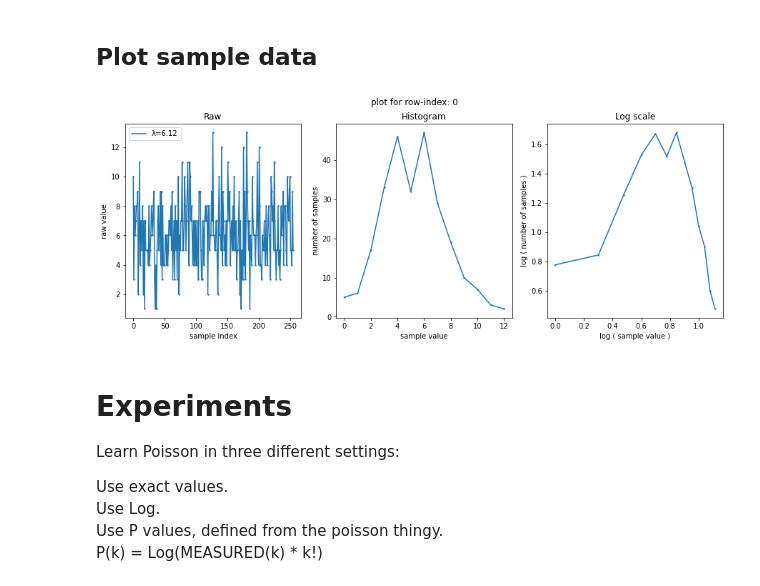
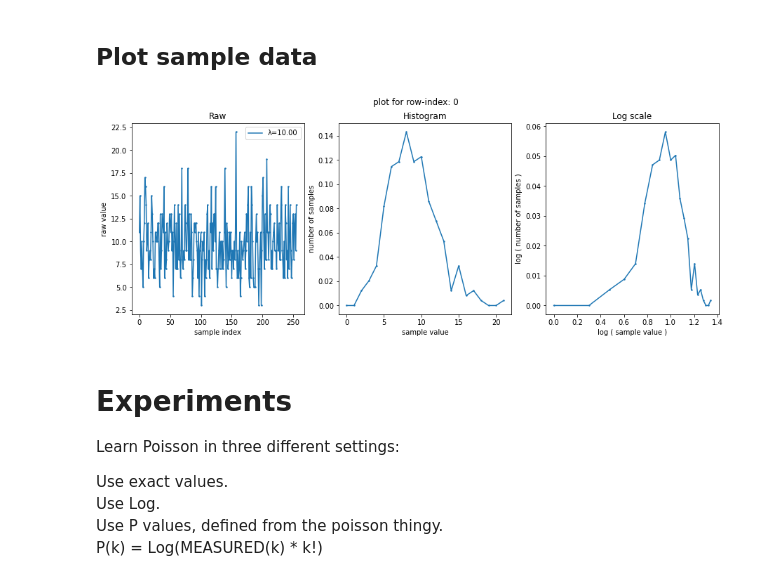
Before and after one commit to yossi-cohen/preferential-attachment, a Jupyter notebook: notebooks/poisson.ipynb, the cells around one changed output. Drawn from its saved outputs; the diff is of its cells as text; code cells hidden in the pictures.

```diff
--- a/notebooks/poisson.ipynb
+++ b/notebooks/poisson.ipynb
@@ -98,35 +98,35 @@ def plot_raw_histogram_and_logscale(raw, H, lambdas):
     ax1.scatter(x, y, zorder=1, s=2)
     ax1.plot(x, y, zorder=2, label=f'λ={lam:.2f}')
     ax1.legend()
 
     # plot histogram
     y = H[ROW_INDEX_TO_PLOT,:]
     x = np.array(range(len(y)))
 
     ax2.set_title(f'Histogram')
     ax2.set_xlabel('sample value')
     ax2.set_ylabel('number of samples')
     ax2.scatter(x, y, zorder=1, s=2)
     ax2.plot(x, y, zorder=2)
 
     # plot log scale
     # (shift H values by one so as not to take log of zero)
     x = np.log10(x + 1)
     y = np.log10(y + 1)
 
     ax3.set_title('Log scale')
     ax3.set_xlabel('log ( sample value )')
     ax3.set_ylabel('log ( number of samples )')
     ax3.scatter(x, y, zorder=1, s=2)
     ax3.plot(x, y, zorder=2)
 
 # generate data
-raw, H, lambdas = generate_data(N=1, M=256, nextConfig=next_lambda, sample=sample_poisson)
+raw, H, lambdas = generate_data(N=1, M=256, nextConfig=10.0, sample=sample_poisson, density=True)
 
 # plot single input row
 plot_raw_histogram_and_logscale(raw, H, lambdas)
 # %% [output]
-[figure, old version]
+[figure, new version]
 # %% [markdown]
 # Experiments
 Learn Poisson in three different settings:
```
Also changed, not shown: parts of 4 cells of this notebook, 2 other files.
